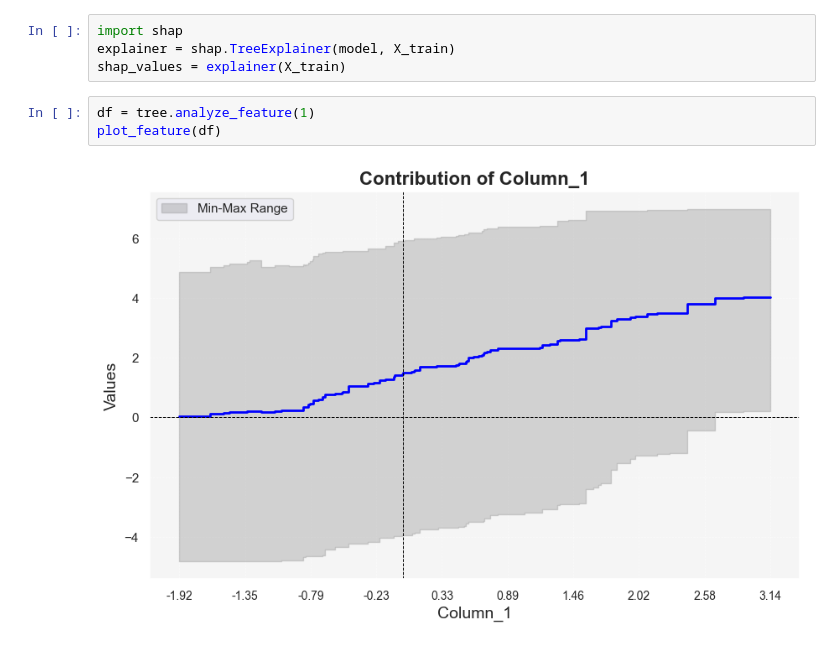
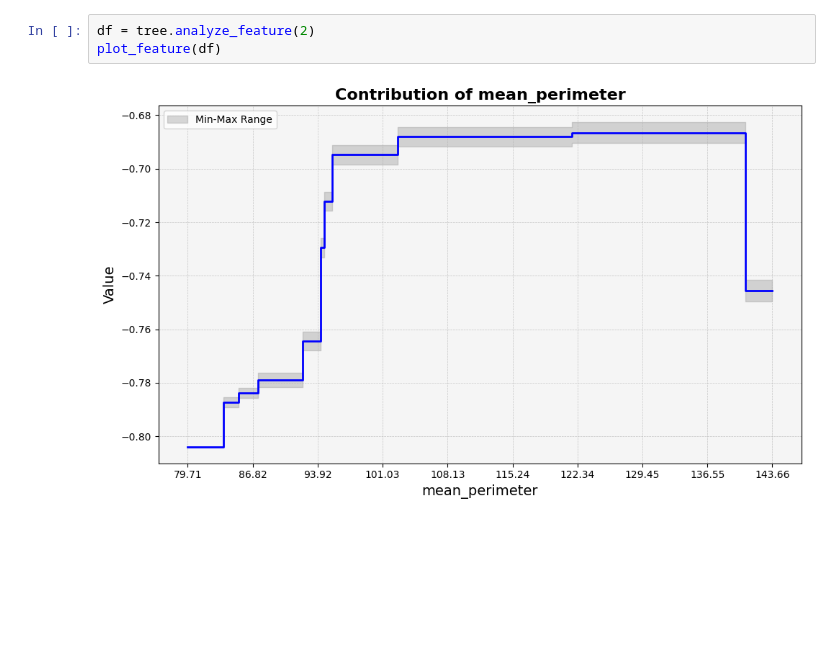
Before and after one commit to sametcopur/treemind, a Jupyter notebook: deneme.ipynb, the cells around one changed output. Cells and saved outputs as stored; diff of their text form; blank space fills up the shorter version.

```diff
--- a/deneme.ipynb
+++ b/deneme.ipynb
@@ -118,9 +58,5 @@ plot_values_points(values, raw_score, points)
-# %%
-import shap
-explainer = shap.TreeExplainer(model, X_train)
-shap_values = explainer(X_train)
 # %%
-df = tree.analyze_feature(1)
+df = tree.analyze_feature(2)
 plot_feature(df)
 # %% [output]
-[figure, old version]
+[figure, new version]
```
Also changed, not shown: parts of 16 cells of this notebook, 41 other files.
